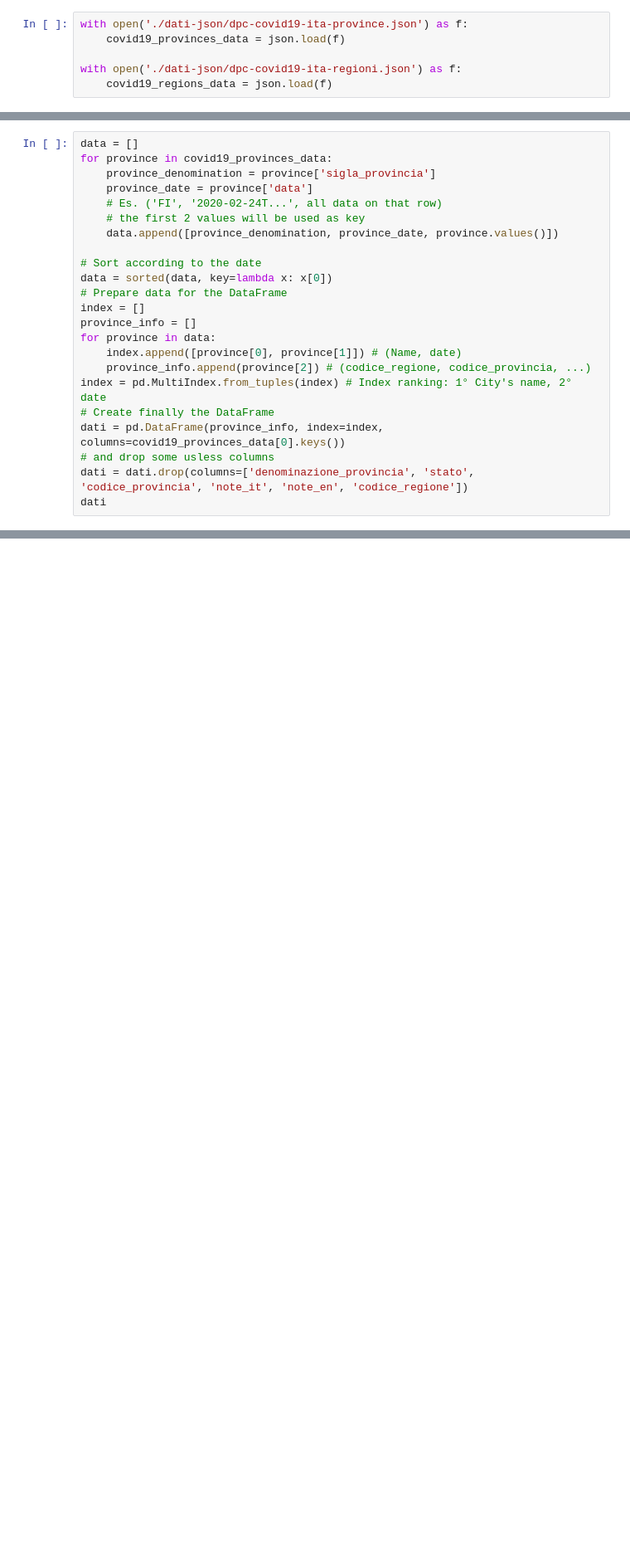
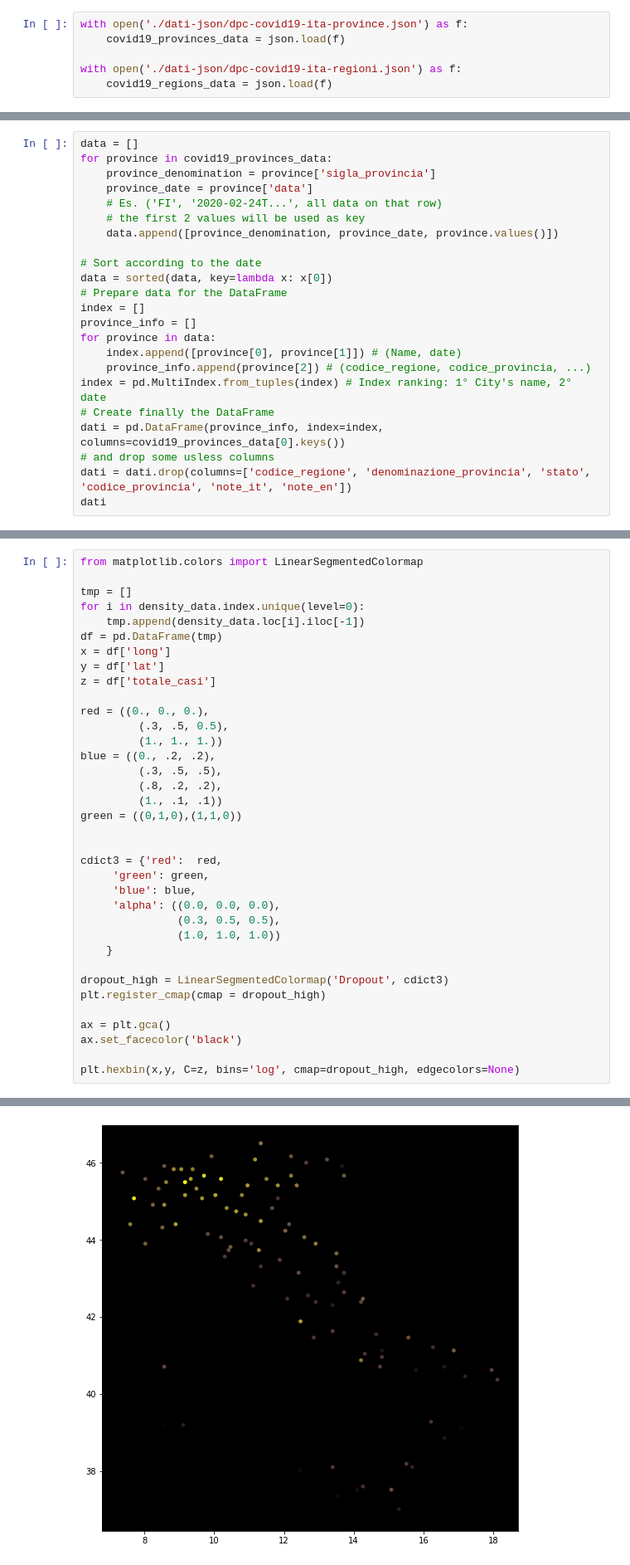
Before and after one commit to ClaudiaRaffaelli/COVID-19-analysis, a Jupyter notebook: covid-19_pandas_analysis_clau.ipynb, the cells around one changed output, grey strips where cells are left out. Shown at 83% size. Drawn from its saved outputs; the diff is of its cells as text; blank space fills up the shorter version.

```diff
--- a/covid-19_pandas_analysis_clau.ipynb
+++ b/covid-19_pandas_analysis_clau.ipynb
@@ -35,5 +293,5 @@ index = pd.MultiIndex.from_tuples(index) # Index ranking: 1° City's name, 2° d
 # Create finally the DataFrame
 dati = pd.DataFrame(province_info, index=index, columns=covid19_provinces_data[0].keys())
 # and drop some usless columns
-dati = dati.drop(columns=['denominazione_provincia', 'stato', 'codice_provincia', 'note_it', 'note_en', 'codice_regione'])
+dati = dati.drop(columns=['codice_regione', 'denominazione_provincia', 'stato', 'codice_provincia', 'note_it', 'note_en'])
 dati
@@ -169,0 +500,37 @@ plt.title("Top 20 provinces with most cases")
+# %%
+from matplotlib.colors import LinearSegmentedColormap
+
+tmp = []
+for i in density_data.index.unique(level=0):
+    tmp.append(density_data.loc[i].iloc[-1])
+df = pd.DataFrame(tmp)
+x = df['long']
+y = df['lat']
+z = df['totale_casi']
+
+red = ((0., 0., 0.),
+         (.3, .5, 0.5),
+         (1., 1., 1.))
+blue = ((0., .2, .2),
+         (.3, .5, .5),
+         (.8, .2, .2),
+         (1., .1, .1))
+green = ((0,1,0),(1,1,0))
+
+
+cdict3 = {'red':  red,
+     'green': green,
+     'blue': blue,
+     'alpha': ((0.0, 0.0, 0.0),
+               (0.3, 0.5, 0.5),
+               (1.0, 1.0, 1.0))
+    }
+
+dropout_high = LinearSegmentedColormap('Dropout', cdict3)
+plt.register_cmap(cmap = dropout_high)
+
+ax = plt.gca()
+ax.set_facecolor('black')
+
+plt.hexbin(x,y, C=z, bins='log', cmap=dropout_high, edgecolors=None)
+# %% [output]
@@ -169,0 +538 @@ plt.title("Top 20 provinces with most cases")
+[figure, added]
```
Also changed, not shown: parts of 63 cells of this notebook, 4 other files.
